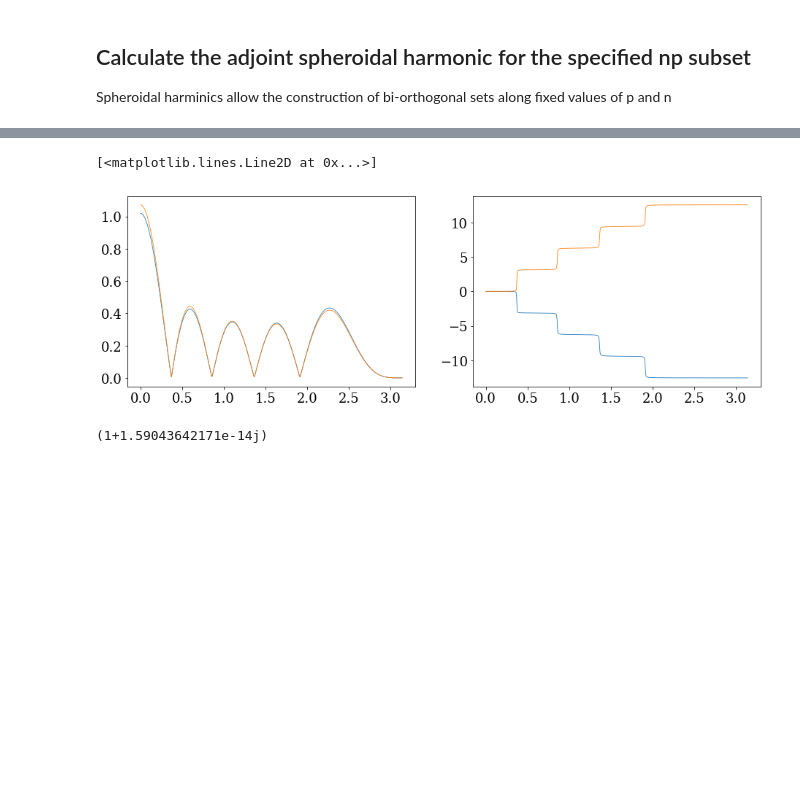
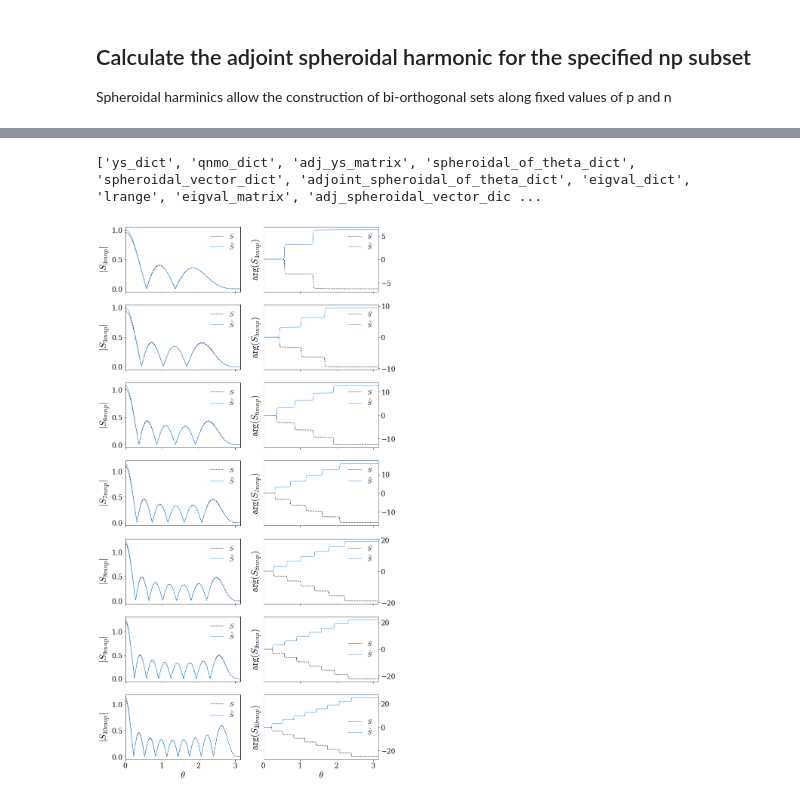
Before and after one commit to llondon6/koalas, a Jupyter notebook: examples/qnmobj_class_example.ipynb, the cells around one changed output, grey strips where cells are left out. Cells and saved outputs as stored; diff of their text form; code cells hidden in the pictures; blank space fills up the shorter version.

```diff
--- a/examples/qnmobj_class_example.ipynb
+++ b/examples/qnmobj_class_example.ipynb
@@ -179,3 +182,3 @@ lrange = range( abs(s) ,9)
 # %%
-# Use a spectral method
-%time foo = ysprod_matrix(a,m,n,p,s,lrange,verbose=False,spectral=True,full_output=True)
+#
+foo = calc_adjoint_slm_subset(a,m,n,p,s,lrange,full_output=True)
@@ -264,31 +184,0 @@ def aslm_helper( a,m,n,p,s,lrange, theta=None ):
-# %%
-
-#
-a = 0.7
-n = 0
-p = 1
-s = -2
-m = abs(s)
-lrange = range( abs(s) ,9)
-
-theta,aS,S = aslm_helper( a,m,n,p,s,lrange )
-# %%
-
-ll = 6
-
-figure( figsize=1.2*figaspect(0.618/2) )
-
-subplot(1,2,1)
-plot( theta, abs( S[ll,m,n,p]) )
-plot( theta, abs(aS[ll,m,n,p]) )
-
-subplot(1,2,2)
-plot( theta, unwrap(angle( S[ll,m,n,p])) )
-plot( theta, unwrap(angle(aS[ll,m,n,p])) )
-# %% [output]
-[<matplotlib.lines.Line2D at 0x...>]
-[figure, removed]
-# %%
-print prod( S[ll,m,n,p], aS[ll,m,n,p], theta )
-# %% [output]
-(1+1.59043642171e-14j)
@@ -296,0 +185,43 @@ s
+# %%
+print foo.keys()
+# %% [output]
+['ys_dict', 'qnmo_dict', 'adj_ys_matrix', 'spheroidal_of_theta_dict', 'spheroidal_vector_dict', 'adjoint_spheroidal_of_theta_dict', 'eigval_dict', 'lrange', 'eigval_matrix', 'adj_spheroidal_vector_dic ...
+# %%
+theta = foo['theta']
+S     = foo[        'spheroidal_of_theta_dict']
+aS    = foo['adjoint_spheroidal_of_theta_dict']
+# %%
+
+#
+nrow = len(S)
+ncol = 2
+
+#
+fig,ax = subplots( nrow, ncol, figsize=3*figaspect(0.618 * nrow / 2), sharex=True )
+ax = ax.flatten()
+
+#
+k = 0
+for l in lrange:
+
+    #
+    sca(ax[k])
+    plot( theta, abs( S[l,m,n,p]),label=r'$S$',color='k',lw=1,ls='--' )
+    plot( theta, abs(aS[l,m,n,p]),label=r'$\tilde{S}$',color='dodgerblue',lw=1,ls='-' )
+    xlim(lim(theta))
+    if l==lrange[-1]: xlabel(r'$\theta$')
+    ylabel(r'$|S_{%i m n p}|$'%l)
+    legend()
+    k+= 1
+
+    #
+    sca(ax[k])
+    plot( theta, unwrap(angle( S[l,m,n,p])),label=r'$S$',color='k',lw=1,ls='--' )
+    plot( theta, unwrap(angle(aS[l,m,n,p])),label=r'$\tilde{S}$',color='dodgerblue',lw=1,ls='-' )
+    if l==lrange[-1]: xlabel(r'$\theta$')
+    ax[k].yaxis.tick_right()
+    ylabel(r'$\arg(S_{%i m n p})$'%l)
+    legend()
+    k+= 1
+# %% [output]
+[figure, added]
```
Also changed, not shown: parts of 9 cells of this notebook, 2 other files.
